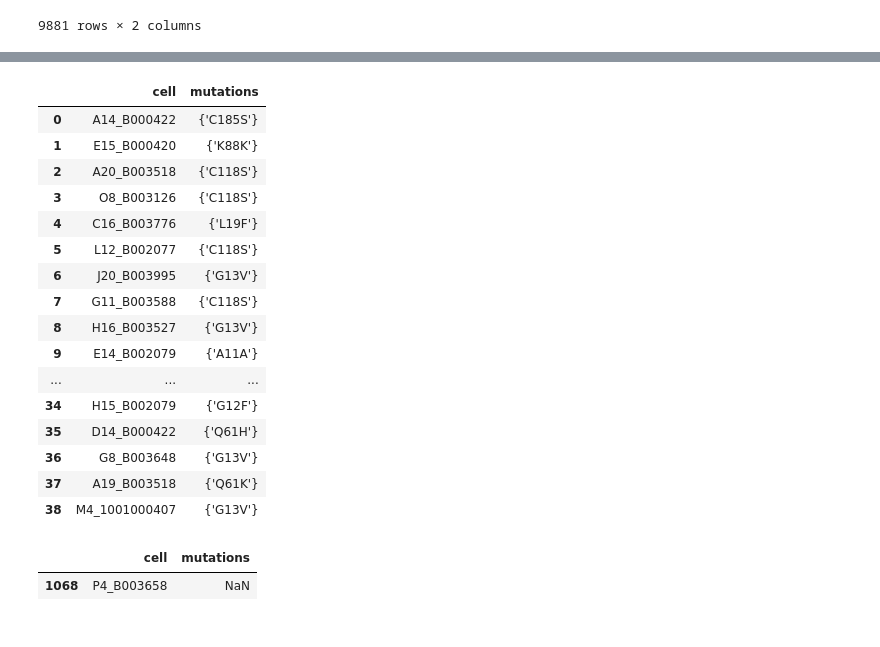
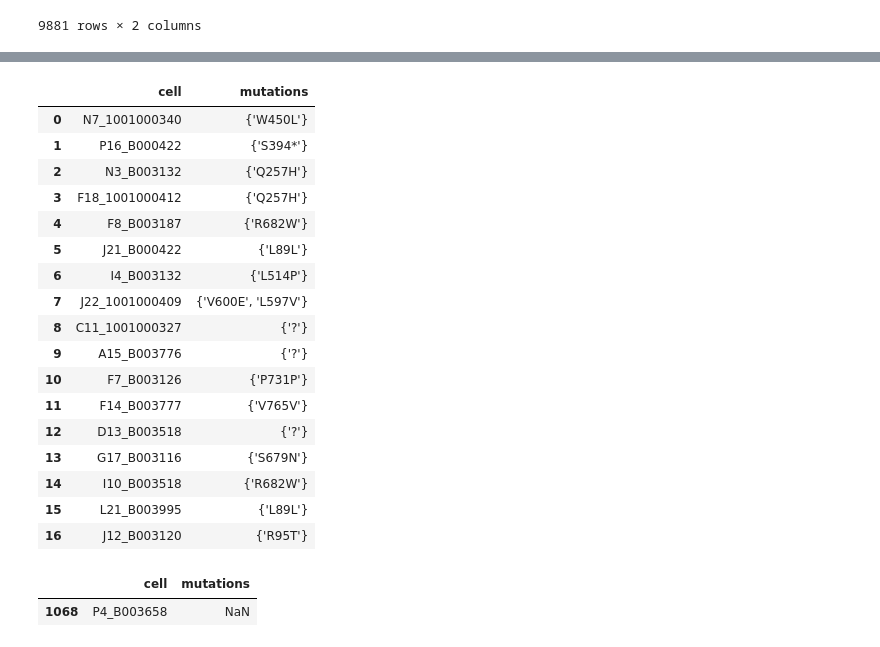
Before and after one commit to lincoln-harris/potLuck, a Jupyter notebook: aa_mutations_validation_stuff.ipynb, the cells around one changed output, grey strips where cells are left out. Drawn from its saved outputs; the diff is of its cells as text; code cells hidden in the pictures.

```diff
--- a/aa_mutations_validation_stuff.ipynb
+++ b/aa_mutations_validation_stuff.ipynb
@@ -79,26 +79,27 @@ old_muts
 # %%
-new_muts = pd.read_csv('/Users/lincoln.harris/Desktop/KRAS_out_AA.csv', header=None, names=['cell', 'mutations'])
+new_muts = pd.read_csv('/Users/lincoln.harris/Desktop/BRAF_out_AA.csv', header=None, names=['cell', 'mutations'])
 new_muts = new_muts.dropna()
 new_muts = new_muts.reset_index(drop=True)
 new_muts
 # %% [output]
 |  | cell | mutations |
-| 0 | A14_B000422 | {'C185S'} |
-| 1 | E15_B000420 | {'K88K'} |
-| 2 | A20_B003518 | {'C118S'} |
-| 3 | O8_B003126 | {'C118S'} |
-| 4 | C16_B003776 | {'L19F'} |
-| 5 | L12_B002077 | {'C118S'} |
-| 6 | J20_B003995 | {'G13V'} |
-| 7 | G11_B003588 | {'C118S'} |
-| 8 | H16_B003527 | {'G13V'} |
-| 9 | E14_B002079 | {'A11A'} |
-| ... | ... | ... |
-| 34 | H15_B002079 | {'G12F'} |
-| 35 | D14_B000422 | {'Q61H'} |
-| 36 | G8_B003648 | {'G13V'} |
-| 37 | A19_B003518 | {'Q61K'} |
-| 38 | M4_1001000407 | {'G13V'} |
+| 0 | N7_1001000340 | {'W450L'} |
+| 1 | P16_B000422 | {'S394*'} |
+| 2 | N3_B003132 | {'Q257H'} |
+| 3 | F18_1001000412 | {'Q257H'} |
+| 4 | F8_B003187 | {'R682W'} |
+| 5 | J21_B000422 | {'L89L'} |
+| 6 | I4_B003132 | {'L514P'} |
+| 7 | J22_1001000409 | {'V600E', 'L597V'} |
+| 8 | C11_1001000327 | {'?'} |
+| 9 | A15_B003776 | {'?'} |
+| 10 | F7_B003126 | {'P731P'} |
+| 11 | F14_B003777 | {'V765V'} |
+| 12 | D13_B003518 | {'?'} |
+| 13 | G17_B003116 | {'S679N'} |
+| 14 | I10_B003518 | {'R682W'} |
+| 15 | L21_B003995 | {'L89L'} |
+| 16 | J12_B003120 | {'R95T'} |
 # %%
 keep = new_muts.cell == 'P4_B003658'
 new_muts[keep]
```
Also changed, not shown: parts of 2 cells of this notebook, 2 other files.
